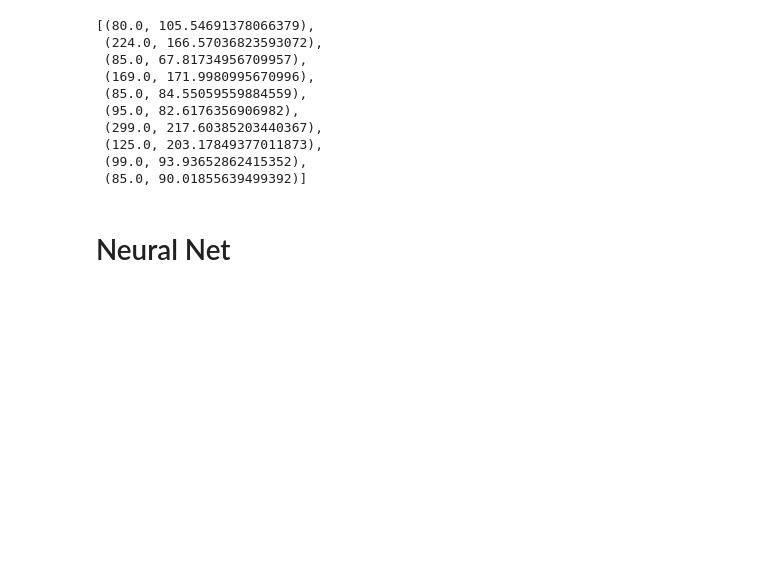
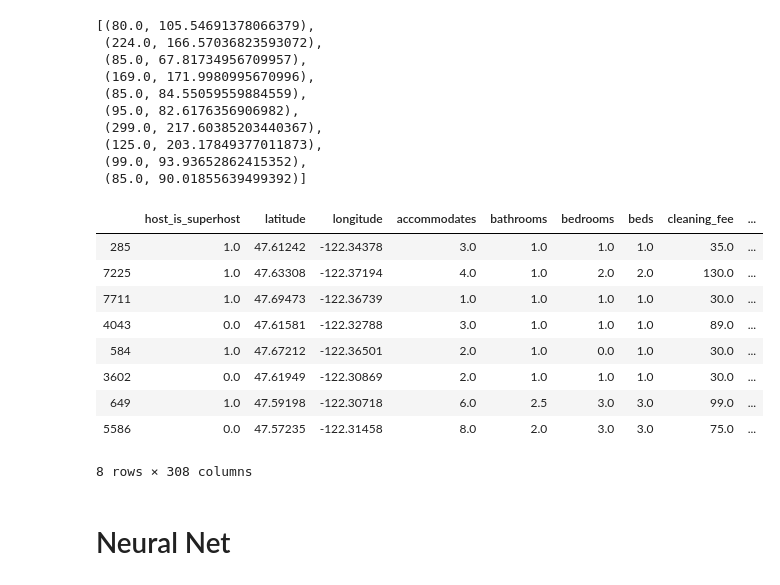
Before and after one commit to trossII/SeattleBnB, a Jupyter notebook: Notebooks/Report Notebook/ReportNote1.ipynb, the cells around one changed output. Drawn from its saved outputs; the diff is of its cells as text; code cells hidden in the pictures; blank space fills up the shorter version.

```diff
--- a/Notebooks/Report Notebook/ReportNote1.ipynb
+++ b/Notebooks/Report Notebook/ReportNote1.ipynb
@@ -200,6 +200,21 @@ list(zip(ytest,ypredtest))[0:10]
  (125.0, 203.17849377011873),
  (99.0, 93.93652862415352),
  (85.0, 90.01855639499392)]
+# %%
+Xtrain,Xtest,ytrain,ytest = train_test_split(X,y,test_size = .05,random_state=11)
+# %%
+Xtest.head(8)
+# %% [output]
+|  | host_is_superhost | latitude | longitude | accommodates | bathrooms | bedrooms | beds | cleaning_fee | ... |
+| 285 | 1.0 | 47.61242 | -122.34378 | 3.0 | 1.0 | 1.0 | 1.0 | 35.0 | ... |
+| 7225 | 1.0 | 47.63308 | -122.37194 | 4.0 | 1.0 | 2.0 | 2.0 | 130.0 | ... |
+| 7711 | 1.0 | 47.69473 | -122.36739 | 1.0 | 1.0 | 1.0 | 1.0 | 30.0 | ... |
+| 4043 | 0.0 | 47.61581 | -122.32788 | 3.0 | 1.0 | 1.0 | 1.0 | 89.0 | ... |
+| 584 | 1.0 | 47.67212 | -122.36501 | 2.0 | 1.0 | 0.0 | 1.0 | 30.0 | ... |
+| 3602 | 0.0 | 47.61949 | -122.30869 | 2.0 | 1.0 | 1.0 | 1.0 | 30.0 | ... |
+| 649 | 1.0 | 47.59198 | -122.30718 | 6.0 | 2.5 | 3.0 | 3.0 | 99.0 | ... |
+| 5586 | 0.0 | 47.57235 | -122.31458 | 8.0 | 2.0 | 3.0 | 3.0 | 75.0 | ... |
+8 rows × 308 columns
 # %% [markdown]
 # Neural Net
 # %%
```
Also changed, not shown: parts of 1 cell of this notebook, 5 other files.
